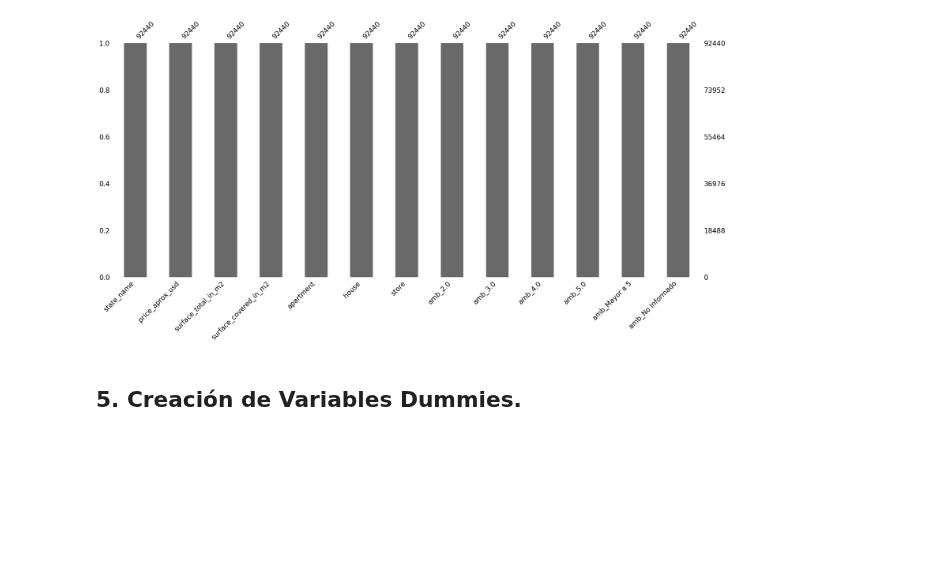
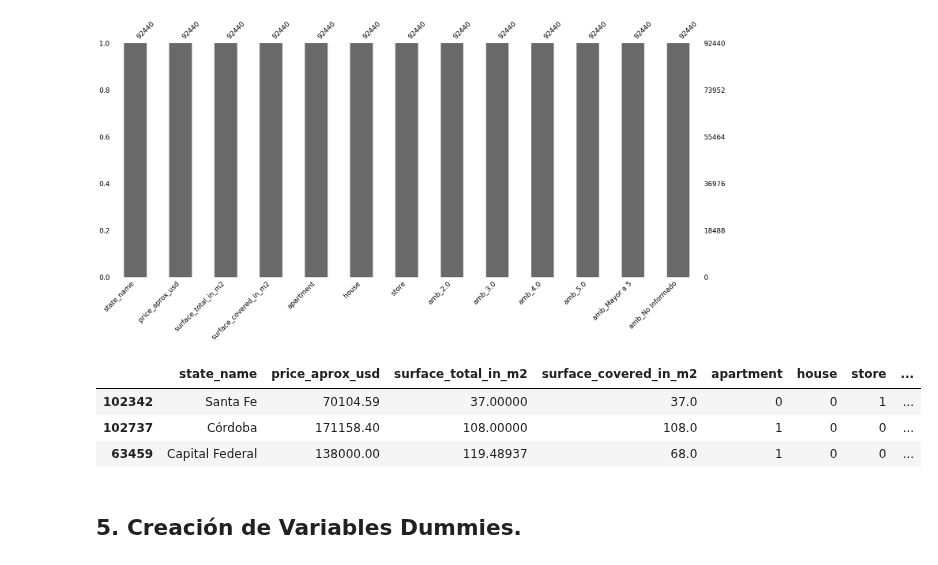
Before and after one commit to asasa293/limpieza_datos, a Jupyter notebook: TP2/TP2_MOISES.ipynb, the cells around one changed output. Saved outputs shown, nothing was run; the diff lists cells and outputs as text; code cells hidden in the pictures; blank space fills up the shorter version.

```diff
--- a/TP2/TP2_MOISES.ipynb
+++ b/TP2/TP2_MOISES.ipynb
@@ -86,6 +86,13 @@ msno.bar(data)
 # %% [output]
 <AxesSubplot: >
 [figure]
+# %%
+data.sample(3)
+# %% [output]
+|  | state_name | price_aprox_usd | surface_total_in_m2 | surface_covered_in_m2 | apartment | house | store | ... |
+| 102342 | Santa Fe | 70104.59 | 37.00000 | 37.0 | 0 | 0 | 1 | ... |
+| 102737 | Córdoba | 171158.40 | 108.00000 | 108.0 | 1 | 0 | 0 | ... |
+| 63459 | Capital Federal | 138000.00 | 119.48937 | 68.0 | 1 | 0 | 0 | ... |
 # %% [markdown]
 ## 5. Creación de Variables Dummies.
 # %% [markdown]
```
Also changed, not shown: parts of 3 cells of this notebook.
